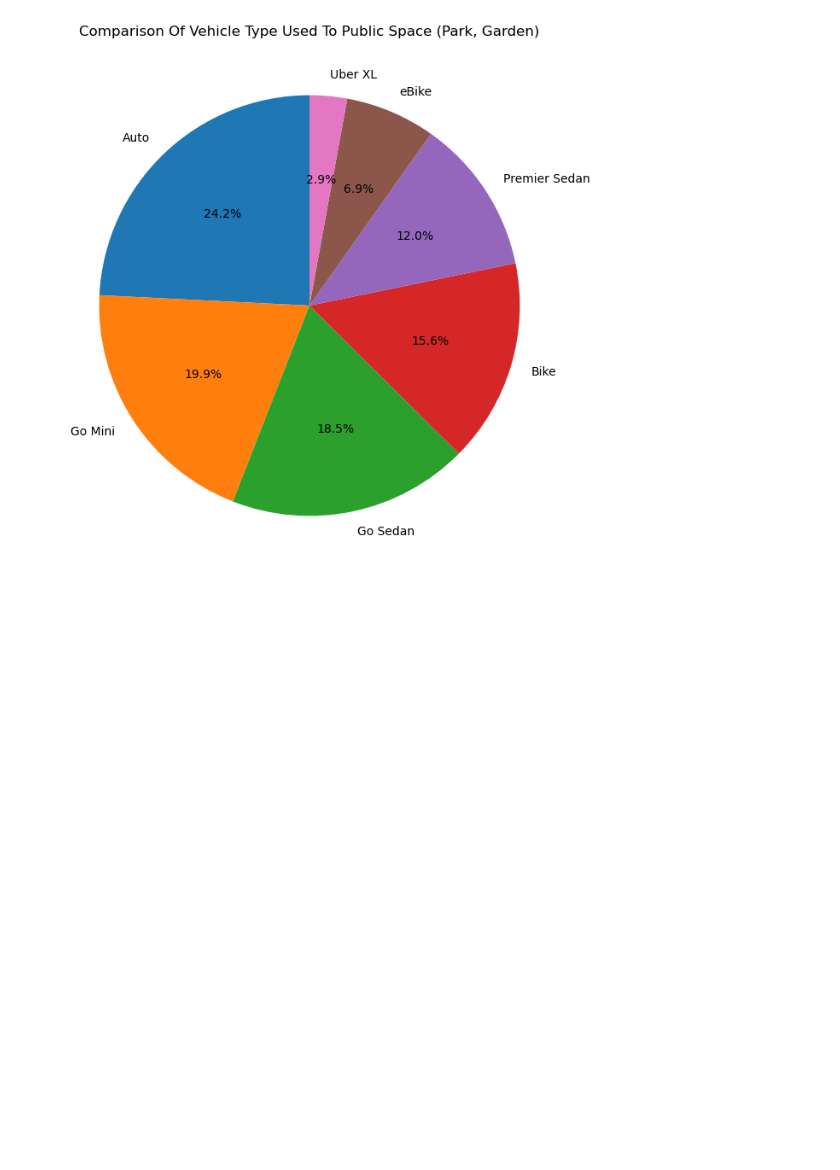
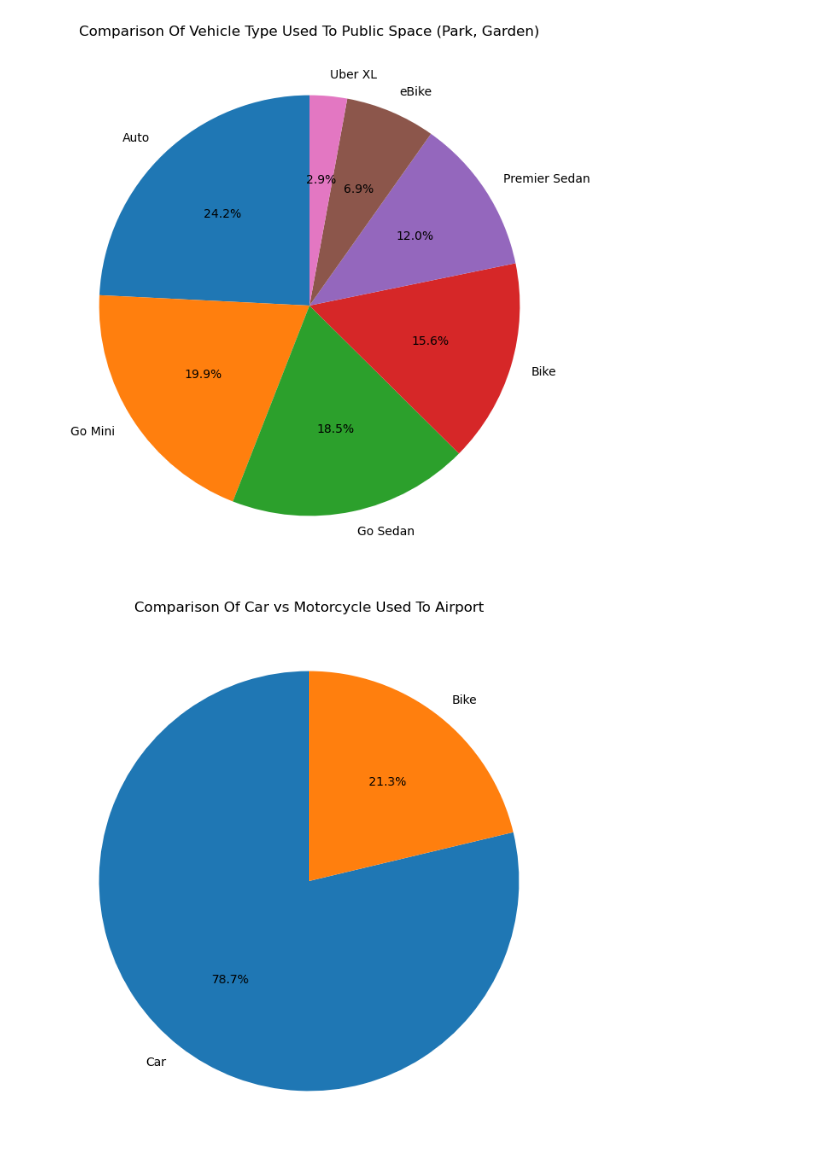
Before and after one commit to FlazeFy2/DS-Uber_Data_Analytics_Dashboard, a Jupyter notebook: exploratory data analysis-pie.ipynb, the cells around one changed output. Drawn from its saved outputs; the diff is of its cells as text; code cells hidden in the pictures; blank space fills up the shorter version.

Commit message:
[DS] Exploratory Data Analysis (EDA) - Pie Chart Comparison Of Car vs Motorcycle Used To Airport

```diff
--- a/exploratory data analysis-pie.ipynb
+++ b/exploratory data analysis-pie.ipynb
@@ -545,3 +545,35 @@ plt.ylabel("")
 plt.show()
 # %% [output]
 [figure]
+# %%
+import pandas as pd
+import matplotlib.pyplot as plt
+
+df = pd.read_csv("ncr_ride_bookings.csv")
+
+# Exploratory Data Analysis (EDA) - Pie Chart Comparison Of Car vs Motorcycle Used To Airport
+# Takes only airport location
+airport_rides = df[
+    df['Pickup Location'].str.contains('airport', case=False, na=False) |
+    df['Drop Location'].str.contains('airport', case=False, na=False)
+].copy()
+
+# Categorize Type
+def categorize_type(val):
+    if val == "Bike" or val == "eBike":
+        return "Bike"
+    else:
+        return "Car"
+airport_rides["Vehicle Group"] = airport_rides["Vehicle Type"].apply(categorize_type)
+
+# Dataset
+top_context = airport_rides['Vehicle Group'].value_counts()
+
+# Pie Chart
+plt.figure(figsize=(8,8))
+top_context.plot.pie(autopct='%1.1f%%', startangle=90)
+plt.title(f"Comparison Of Car vs Motorcycle Used To Airport")
+plt.ylabel("")
+plt.show()
+# %% [output]
+[figure, added]
```
